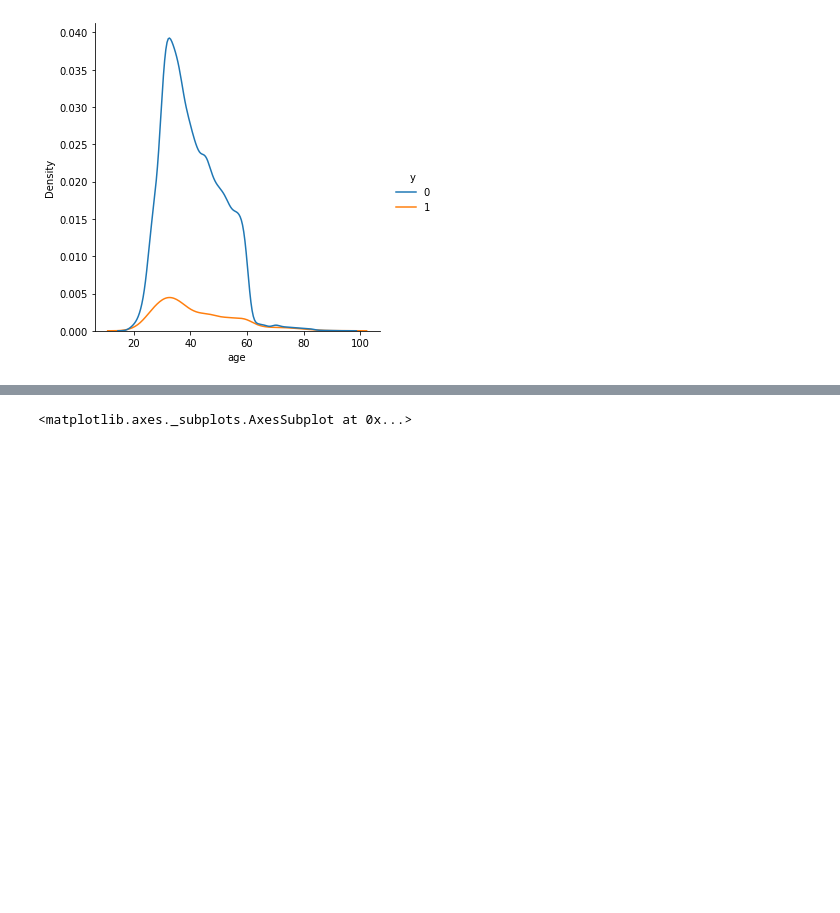
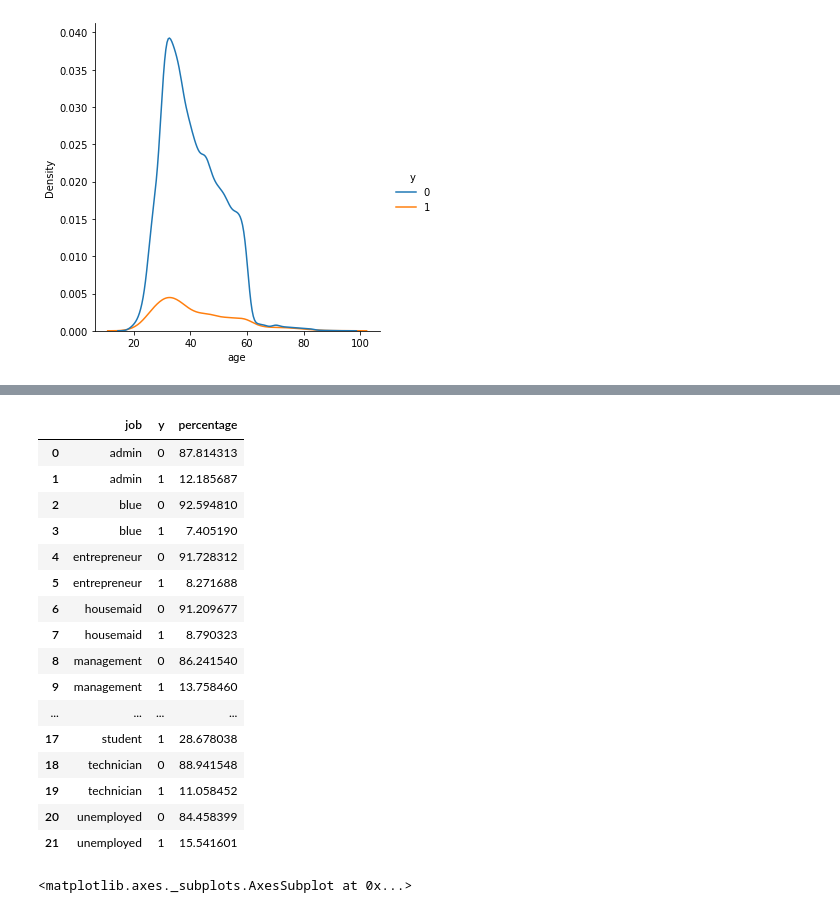
Before and after one commit to franfasan1/DH_G8_desafio3, a Jupyter notebook: notebook_desafio.ipynb, the cells around one changed output, grey strips where cells are left out. Cells and saved outputs as stored; diff of their text form; code cells hidden in the pictures; blank space fills up the shorter version.

```diff
--- a/notebook_desafio.ipynb
+++ b/notebook_desafio.ipynb
@@ -70,3 +77,23 @@ g.set_xticklabels(g.get_xticklabels(), minor = False, rotation = 45);
+# %%
+data.groupby('job')['y'].value_counts(normalize = True).rename('percentage').mul(100).reset_index()
+# %% [output]
+|  | job | y | percentage |
+| 0 | admin | 0 | 87.814313 |
+| 1 | admin | 1 | 12.185687 |
+| 2 | blue | 0 | 92.594810 |
+| 3 | blue | 1 | 7.405190 |
+| 4 | entrepreneur | 0 | 91.728312 |
+| 5 | entrepreneur | 1 | 8.271688 |
+| 6 | housemaid | 0 | 91.209677 |
+| 7 | housemaid | 1 | 8.790323 |
+| 8 | management | 0 | 86.241540 |
+| 9 | management | 1 | 13.758460 |
+| ... | ... | ... | ... |
+| 17 | student | 1 | 28.678038 |
+| 18 | technician | 0 | 88.941548 |
+| 19 | technician | 1 | 11.058452 |
+| 20 | unemployed | 0 | 84.458399 |
+| 21 | unemployed | 1 | 15.541601 |
 # %%
 job_mas_comun = data.job.mode()
 job_mas_comun[0]
```
Also changed, not shown: parts of 13 cells of this notebook.
